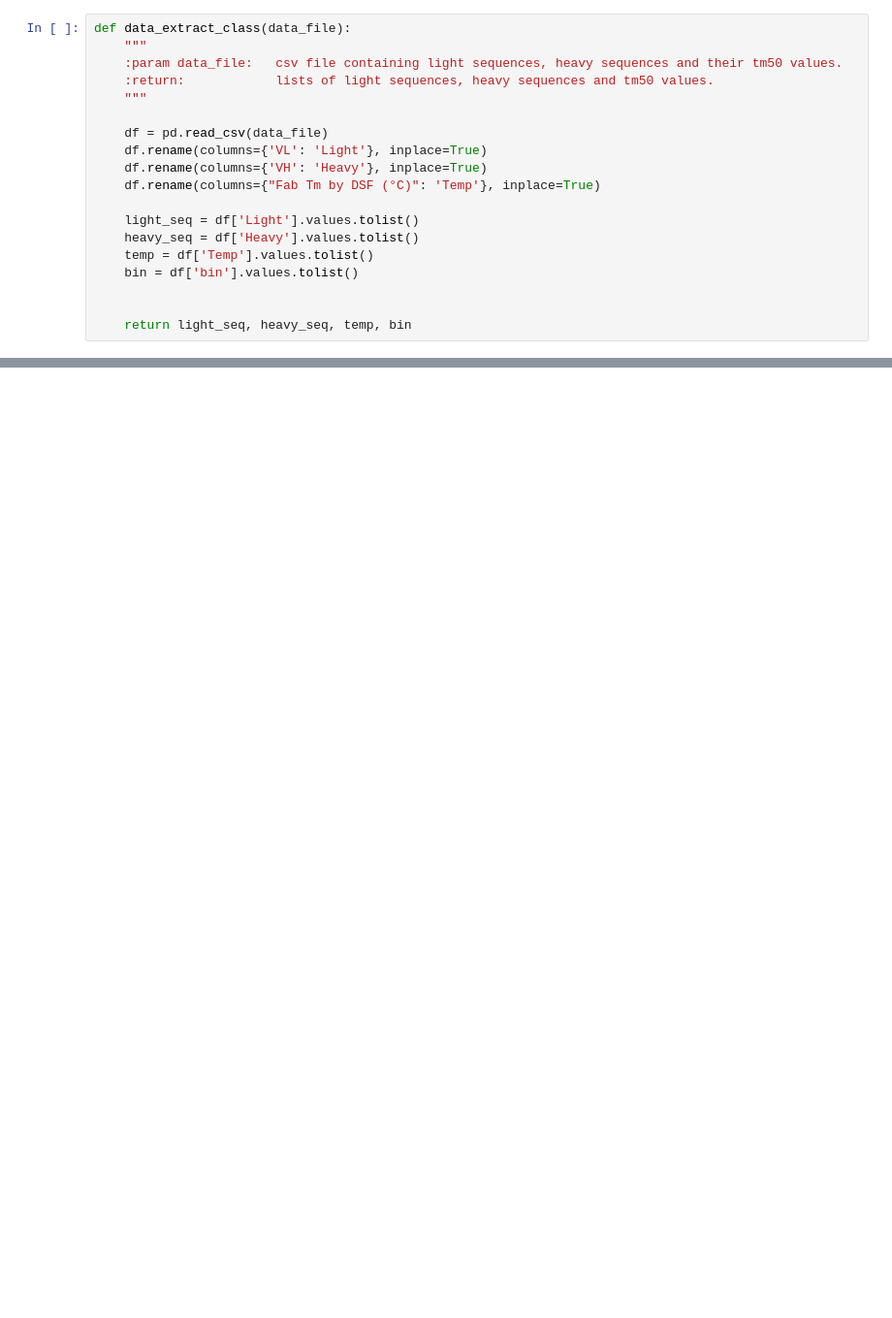
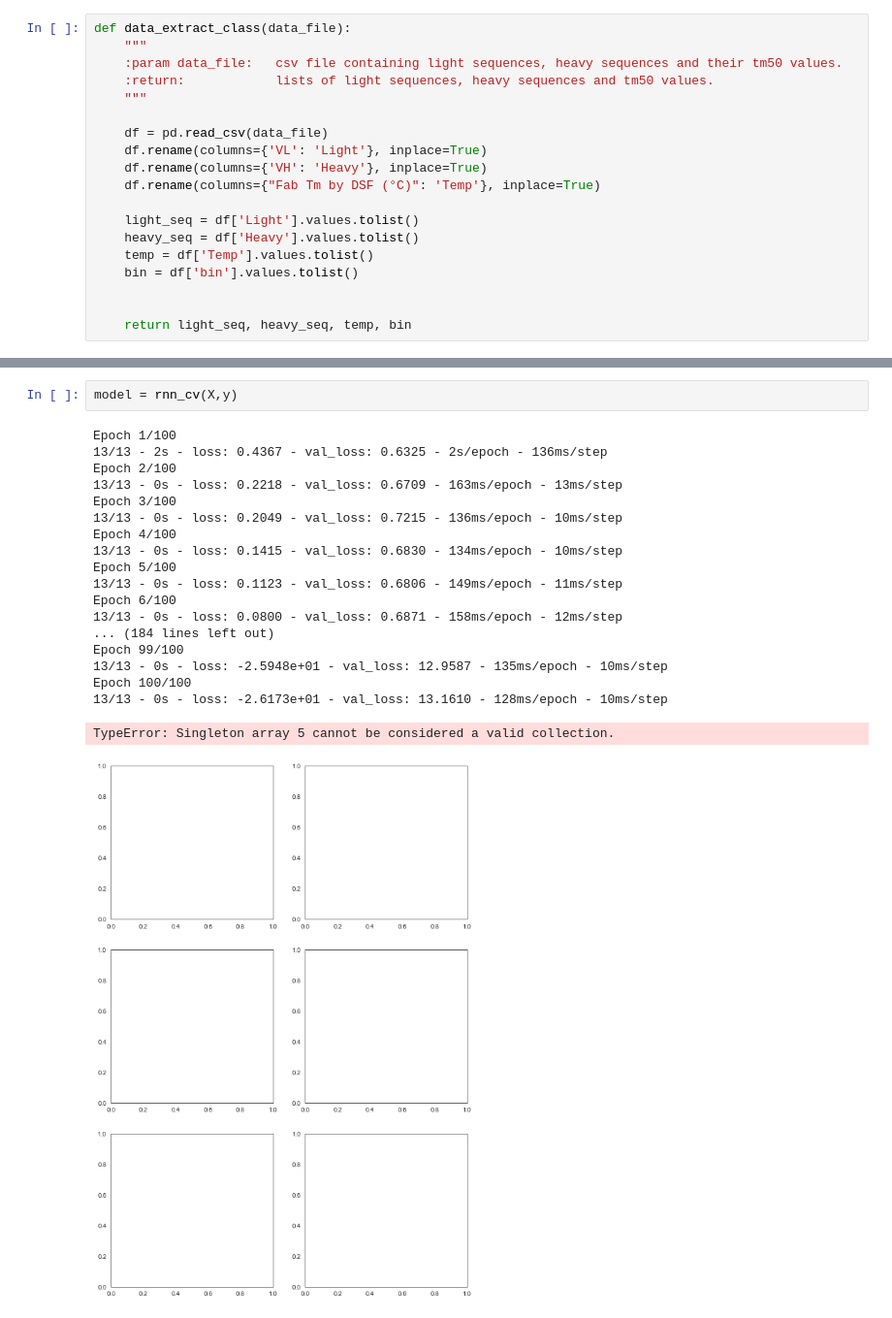
Before and after one commit to Mike-Skehan/AntibodyFvTm50Predictor, a Jupyter notebook: jupyter/rnn_classifier.ipynb, the cells around one changed output, grey strips where cells are left out. Shown at 97% size. Saved outputs shown, nothing was run; the diff lists cells and outputs as text; blank space fills up the shorter version.

```diff
--- a/jupyter/rnn_classifier.ipynb
+++ b/jupyter/rnn_classifier.ipynb
@@ -123,0 +120,22 @@ def rnn_cv(X,y, num_epochs=100, batch_size=10):
+# %%
+model = rnn_cv(X,y)
+# %% [output]
+Epoch 1/100
+13/13 - 2s - loss: 0.4367 - val_loss: 0.6325 - 2s/epoch - 136ms/step
+Epoch 2/100
+13/13 - 0s - loss: 0.2218 - val_loss: 0.6709 - 163ms/epoch - 13ms/step
+Epoch 3/100
+13/13 - 0s - loss: 0.2049 - val_loss: 0.7215 - 136ms/epoch - 10ms/step
+Epoch 4/100
+13/13 - 0s - loss: 0.1415 - val_loss: 0.6830 - 134ms/epoch - 10ms/step
+Epoch 5/100
+13/13 - 0s - loss: 0.1123 - val_loss: 0.6806 - 149ms/epoch - 11ms/step
+Epoch 6/100
+13/13 - 0s - loss: 0.0800 - val_loss: 0.6871 - 158ms/epoch - 12ms/step
+... (184 lines left out)
+Epoch 99/100
+13/13 - 0s - loss: -2.5948e+01 - val_loss: 12.9587 - 135ms/epoch - 10ms/step
+Epoch 100/100
+13/13 - 0s - loss: -2.6173e+01 - val_loss: 13.1610 - 128ms/epoch - 10ms/step
+TypeError: Singleton array 5 cannot be considered a valid collection.
+[figure, added]
```
Also changed, not shown: parts of 14 cells of this notebook, 4 other files.
